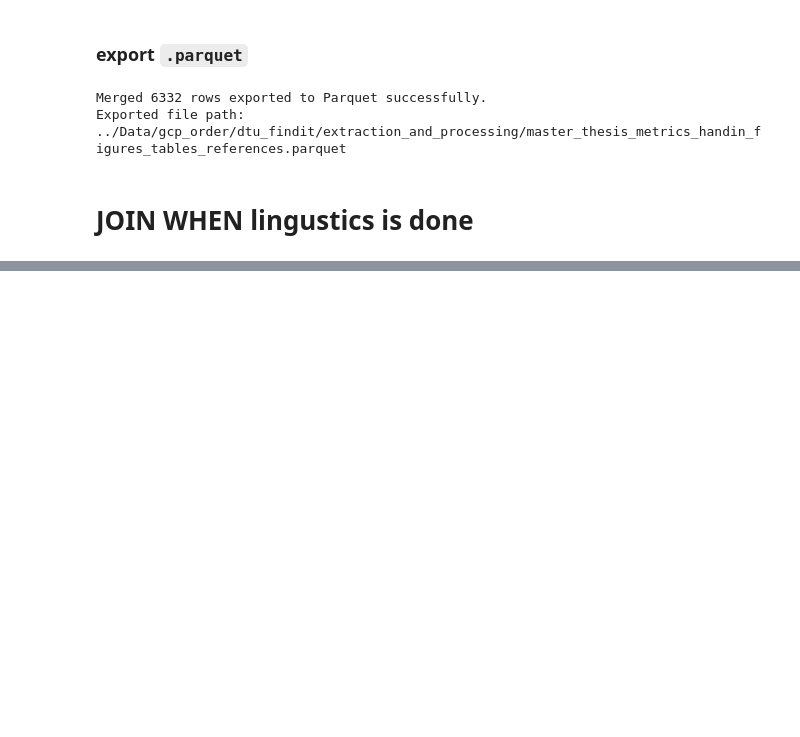
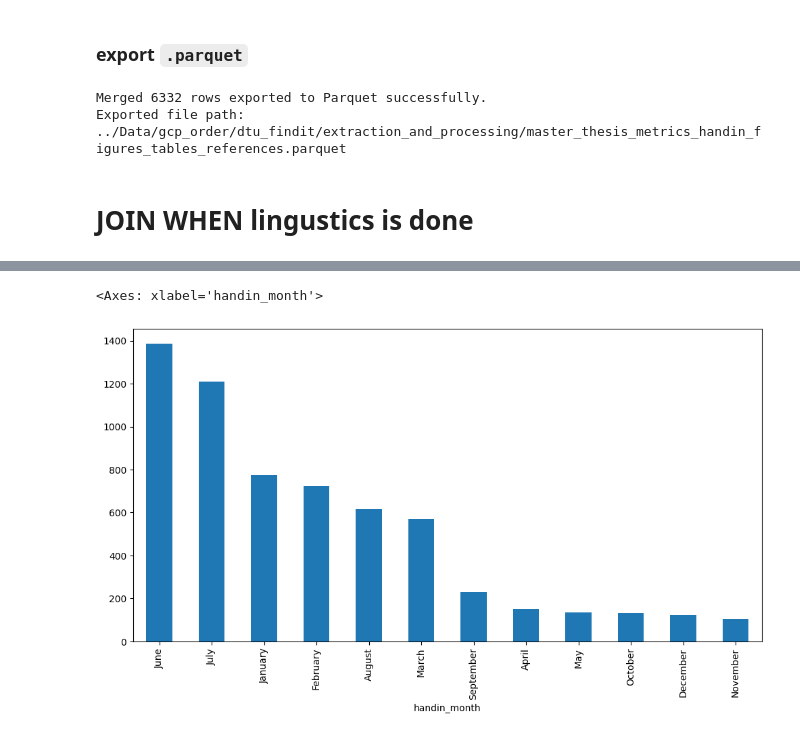
Before and after one commit to OliverKviat/Thesis_OCR, a Jupyter notebook: exstraction_more_from_pdf/master_df_joiner.ipynb, the cells around one changed output, grey strips where cells are left out. Saved outputs shown, nothing was run; the diff lists cells and outputs as text; code cells hidden in the pictures; blank space fills up the shorter version.

```diff
--- a/exstraction_more_from_pdf/master_df_joiner.ipynb
+++ b/exstraction_more_from_pdf/master_df_joiner.ipynb
@@ -172,0 +175,6 @@ else:
+# %%
+csv_path_lingustics = Path(data_folder) / file_lingustics
+df_lingustics = load_csv_to_df(csv_path_lingustics, sep=",")
+
+# load the previously merged DataFrame (.parquet)
+master_thesis_metrics_handin_figures_tables_references = pd.read_parquet(Path(data_folder) / "master_thesis_metrics_handin_figures_tables_references.parquet")
@@ -172,0 +185,4 @@ else:
+# %%
+# split handin month into handin_year and handin_month in a new DataFrame
+df_handin_year_month = master_thesis_metrics_handin_figures_tables_references["handin_month"].str.rsplit(" ", expand=True, n=1)
+df_handin_year_month.columns = ["handin_month", "handin_year"]
@@ -172,0 +205,5 @@ else:
+# %%
+df_handin_year_month["handin_month"].value_counts().plot(kind="bar", figsize=(12, 6))
+# %% [output]
+<Axes: xlabel='handin_month'>
+[figure, added]
```
Also changed, not shown: parts of 4 cells of this notebook, 6 other files.
